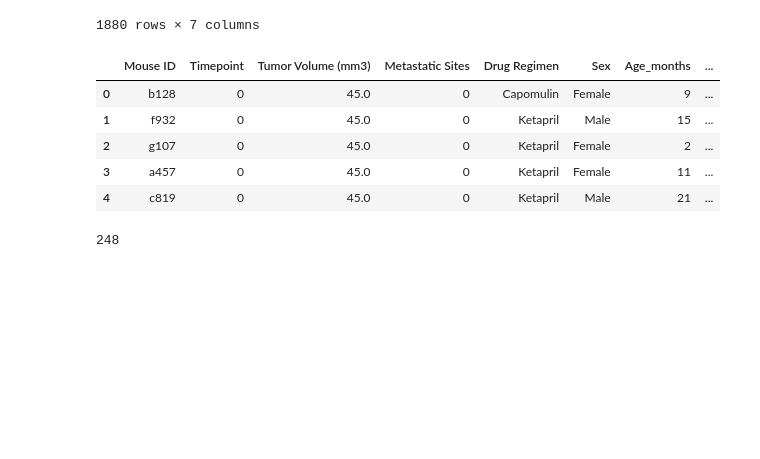
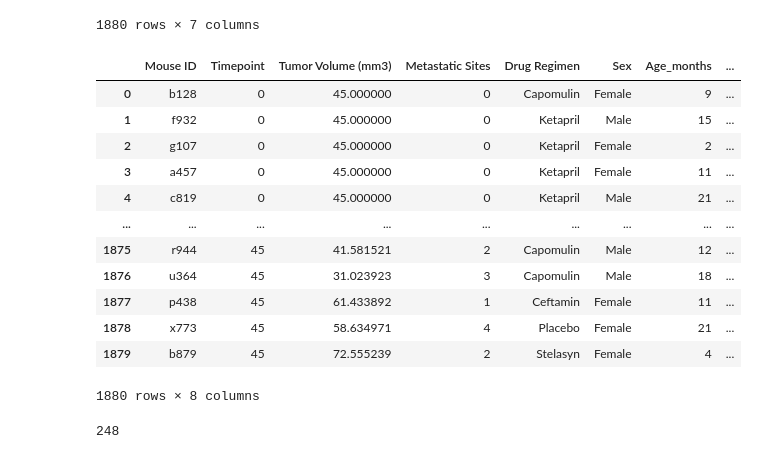
Before and after one commit to mbarre8/Data_Visualization-Challenge, a Jupyter notebook: Pymaceuticals/pymaceuticals.ipynb, the cells around one changed output. Cells and saved outputs as stored; diff of their text form; code cells hidden in the pictures; blank space fills up the shorter version.

```diff
--- a/Pymaceuticals/pymaceuticals.ipynb
+++ b/Pymaceuticals/pymaceuticals.ipynb
@@ -18,7 +19,7 @@ mouse_metadata = pd.read_csv(mouse_metadata_path)
 study_results = pd.read_csv(study_results_path)
 
 #combine two files into one dataset
-Combined_data = pd.merge(study_results, mouse_metadata, how="left",on=["Mouse ID","Mouse ID"])
+Combined_data = pd.merge(study_results, mouse_metadata, how="left",on=["Mouse ID"])
 #Display top 5 results
 Combined_data.head()
 # %% [output]
@@ -118,14 +122,21 @@ clean_df
 # %%
 #Reset index
 clean_df_final= clean_df.reset_index(drop=False)
-clean_df_final.head()
+clean_df_final
 # %% [output]
 |  | Mouse ID | Timepoint | Tumor Volume (mm3) | Metastatic Sites | Drug Regimen | Sex | Age_months | ... |
-| 0 | b128 | 0 | 45.0 | 0 | Capomulin | Female | 9 | ... |
-| 1 | f932 | 0 | 45.0 | 0 | Ketapril | Male | 15 | ... |
-| 2 | g107 | 0 | 45.0 | 0 | Ketapril | Female | 2 | ... |
-| 3 | a457 | 0 | 45.0 | 0 | Ketapril | Female | 11 | ... |
-| 4 | c819 | 0 | 45.0 | 0 | Ketapril | Male | 21 | ... |
+| 0 | b128 | 0 | 45.000000 | 0 | Capomulin | Female | 9 | ... |
+| 1 | f932 | 0 | 45.000000 | 0 | Ketapril | Male | 15 | ... |
+| 2 | g107 | 0 | 45.000000 | 0 | Ketapril | Female | 2 | ... |
+| 3 | a457 | 0 | 45.000000 | 0 | Ketapril | Female | 11 | ... |
+| 4 | c819 | 0 | 45.000000 | 0 | Ketapril | Male | 21 | ... |
+| ... | ... | ... | ... | ... | ... | ... | ... | ... |
+| 1875 | r944 | 45 | 41.581521 | 2 | Capomulin | Male | 12 | ... |
+| 1876 | u364 | 45 | 31.023923 | 3 | Capomulin | Male | 18 | ... |
+| 1877 | p438 | 45 | 61.433892 | 1 | Ceftamin | Female | 11 | ... |
+| 1878 | x773 | 45 | 58.634971 | 4 | Placebo | Female | 21 | ... |
+| 1879 | b879 | 45 | 72.555239 | 2 | Stelasyn | Female | 4 | ... |
+1880 rows × 8 columns
 # %%
 #Checking mice count
 Final_Mouse_count= len(clean_df_final["Mouse ID"].unique())
```
Also changed, not shown: parts of 25 cells of this notebook, 2 other files.
